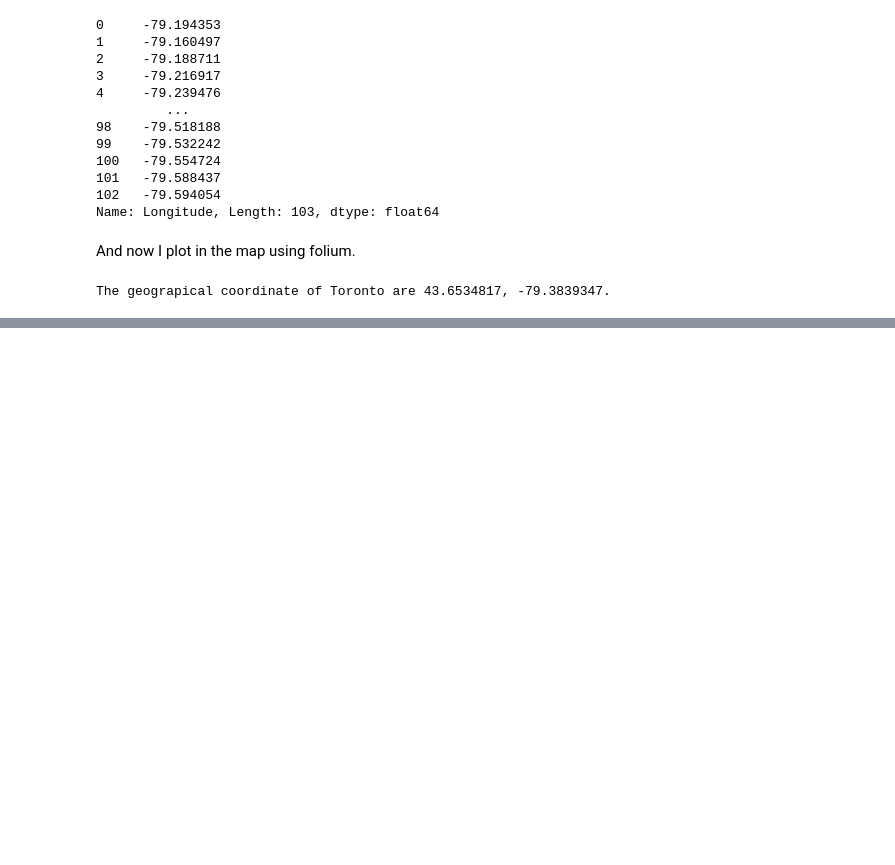
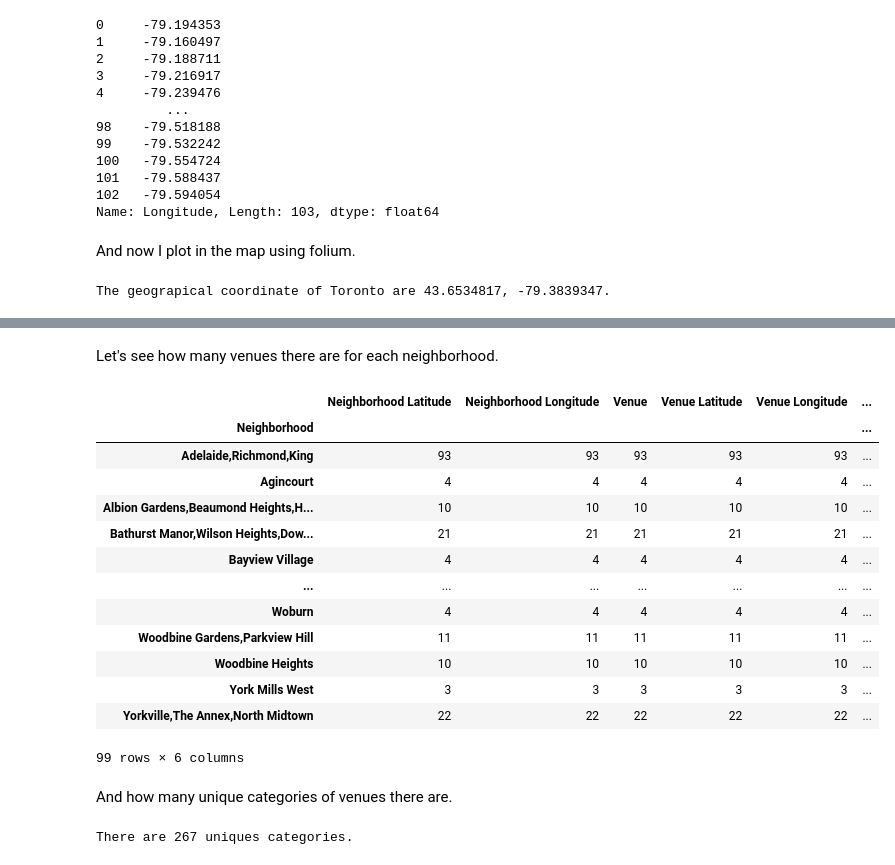
Before and after one commit to luiangc/Coursera_Capstone, a Jupyter notebook: Segmenting_and_clustering_TORONTO.ipynb, the cells around one changed output, grey strips where cells are left out. Drawn from its saved outputs; the diff is of its cells as text; code cells hidden in the pictures; blank space fills up the shorter version.

Commit message:
Fial version of the assignment

```diff
--- a/Segmenting_and_clustering_TORONTO.ipynb
+++ b/Segmenting_and_clustering_TORONTO.ipynb
@@ -215,0 +235,38 @@ toronto_map
+# %%
+def getNearbyVenues(names, latitudes, longitudes, radius=500):
+
+    venues_list=[]
+    for name, lat, lng in zip(names, latitudes, longitudes):
+        print(name)
+
+        url = 'https://api.foursquare.com/v2/venues/explore?&client_id={}&client_secret={}&v={}&ll={},{}&radius={}&limit={}'.format(
+            CLIENT_ID,
+            CLIENT_SECRET,
+            VERSION,
+            lat,
+            lng,
+            radius,
+            LIMIT)
+
+        results = requests.get(url).json()["response"]['groups'][0]['items']
+
+        # return only relevant information for each nearby venue
+        venues_list.append([(
+            name,
+            lat,
+            lng,
+            v['venue']['name'],
+            v['venue']['location']['lat'],
+            v['venue']['location']['lng'],
+            v['venue']['categories'][0]['name']) for v in results])
+
+    nearby_venues = pd.DataFrame([item for venue_list in venues_list for item in venue_list])
+    nearby_venues.columns = ['Neighborhood',
+                  'Neighborhood Latitude',
+                  'Neighborhood Longitude',
+                  'Venue',
+                  'Venue Latitude',
+                  'Venue Longitude',
+                  'Venue Category']
+
+    return(nearby_venues)
@@ -215,0 +306,25 @@ toronto_map
+# %% [markdown]
+Let's see how many venues there are for each neighborhood.
+# %%
+Toronto_venues.groupby('Neighborhood').count()
+# %% [output]
+|  | Neighborhood Latitude | Neighborhood Longitude | Venue | Venue Latitude | Venue Longitude | ... |
+| Neighborhood |  |  |  |  |  | ... |
+| Adelaide,Richmond,King | 93 | 93 | 93 | 93 | 93 | ... |
+| Agincourt | 4 | 4 | 4 | 4 | 4 | ... |
+| Albion Gardens,Beaumond Heights,H... | 10 | 10 | 10 | 10 | 10 | ... |
+| Bathurst Manor,Wilson Heights,Dow... | 21 | 21 | 21 | 21 | 21 | ... |
+| Bayview Village | 4 | 4 | 4 | 4 | 4 | ... |
+| ... | ... | ... | ... | ... | ... | ... |
+| Woburn | 4 | 4 | 4 | 4 | 4 | ... |
+| Woodbine Gardens,Parkview Hill | 11 | 11 | 11 | 11 | 11 | ... |
+| Woodbine Heights | 10 | 10 | 10 | 10 | 10 | ... |
+| York Mills West | 3 | 3 | 3 | 3 | 3 | ... |
+| Yorkville,The Annex,North Midtown | 22 | 22 | 22 | 22 | 22 | ... |
+99 rows × 6 columns
+# %% [markdown]
+And how many unique categories of venues there are.
+# %%
+print('There are {} uniques categories.'.format(len(Toronto_venues['Venue Category'].unique())))
+# %% [output]
+There are 267 uniques categories.
```
Also changed, not shown: parts of 62 cells of this notebook.
